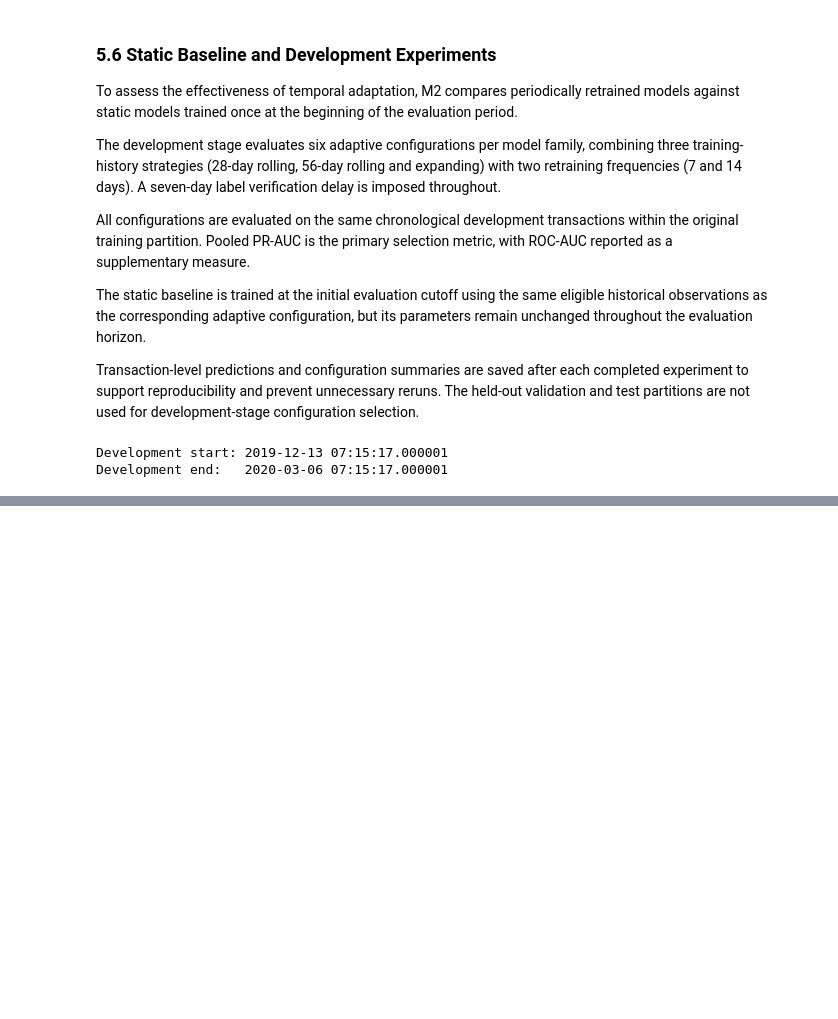
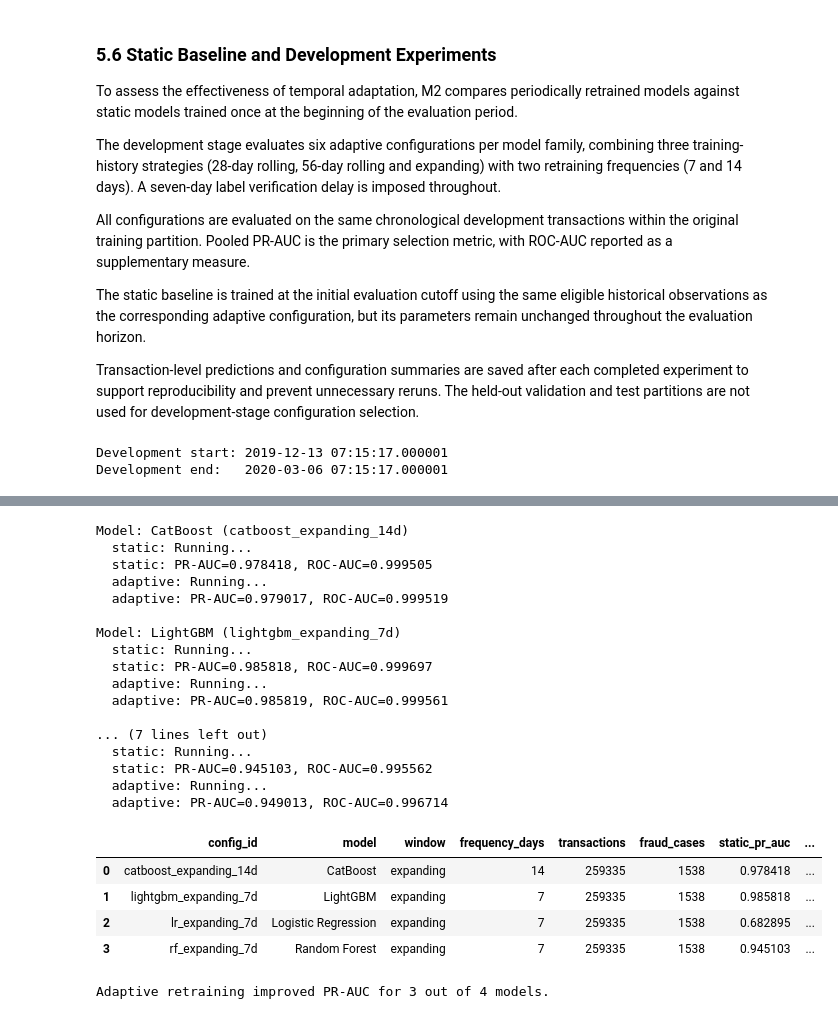
Before and after one commit to xman666888/bt4012-credit-card-fraud, a Jupyter notebook: notebooks/05_sparkov_m0_m2.ipynb, the cells around one changed output, grey strips where cells are left out. Cells and saved outputs as stored; diff of their text form; code cells hidden in the pictures; blank space fills up the shorter version.

```diff
--- a/notebooks/05_sparkov_m0_m2.ipynb
+++ b/notebooks/05_sparkov_m0_m2.ipynb
@@ -1695,0 +1858,51 @@ Selected M2 configuration per model:
+# %%
+
+m2_validation_results = run_m2_validation(
+    df=m2_df,
+    best_configs=m2_best_configs
+)
+
+display(
+    m2_validation_results.style.format({
+        "static_pr_auc": "{:.6f}",
+        "adaptive_pr_auc": "{:.6f}",
+        "delta_pr_auc": "{:+.6f}",
+        "static_roc_auc": "{:.6f}",
+        "adaptive_roc_auc": "{:.6f}",
+        "delta_roc_auc": "{:+.6f}"
+    })
+)
+
+improved_models = (
+    m2_validation_results["delta_pr_auc"] > 0
+).sum()
+
+print(
+    f"\nAdaptive retraining improved PR-AUC for "
+    f"{improved_models} out of "
+    f"{len(m2_validation_results)} models."
+)
+# %% [output]
+Model: CatBoost (catboost_expanding_14d)
+  static: Running...
+  static: PR-AUC=0.978418, ROC-AUC=0.999505
+  adaptive: Running...
+  adaptive: PR-AUC=0.979017, ROC-AUC=0.999519
+
+Model: LightGBM (lightgbm_expanding_7d)
+  static: Running...
+  static: PR-AUC=0.985818, ROC-AUC=0.999697
+  adaptive: Running...
+  adaptive: PR-AUC=0.985819, ROC-AUC=0.999561
+
+... (7 lines left out)
+  static: Running...
+  static: PR-AUC=0.945103, ROC-AUC=0.995562
+  adaptive: Running...
+  adaptive: PR-AUC=0.949013, ROC-AUC=0.996714
+|  | config_id | model | window | frequency_days | transactions | fraud_cases | static_pr_auc | ... |
+| 0 | catboost_expanding_14d | CatBoost | expanding | 14 | 259335 | 1538 | 0.978418 | ... |
+| 1 | lightgbm_expanding_7d | LightGBM | expanding | 7 | 259335 | 1538 | 0.985818 | ... |
+| 2 | lr_expanding_7d | Logistic Regression | expanding | 7 | 259335 | 1538 | 0.682895 | ... |
+| 3 | rf_expanding_7d | Random Forest | expanding | 7 | 259335 | 1538 | 0.945103 | ... |
+Adaptive retraining improved PR-AUC for 3 out of 4 models.
```
Also changed, not shown: parts of 13 cells of this notebook.
